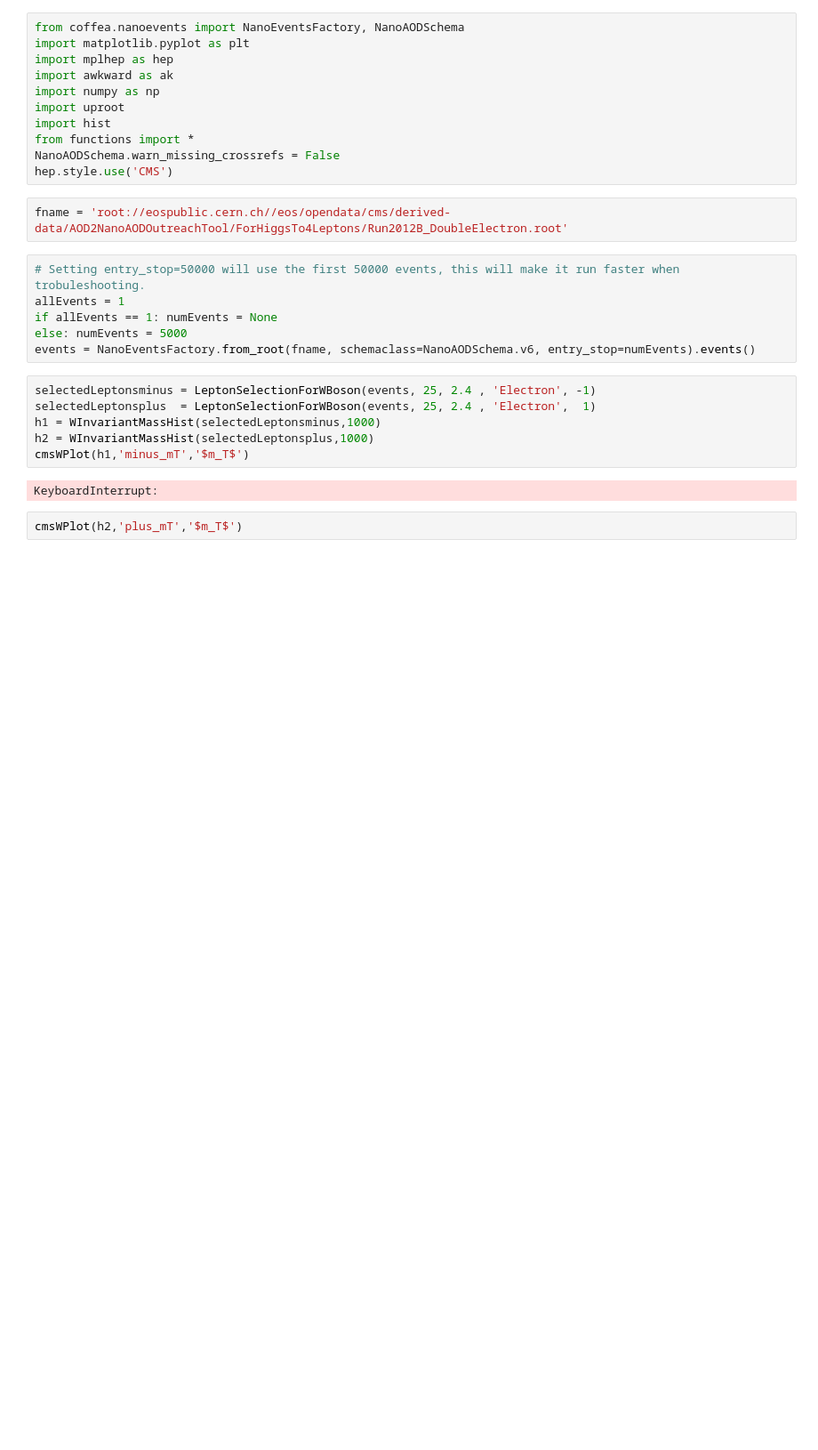
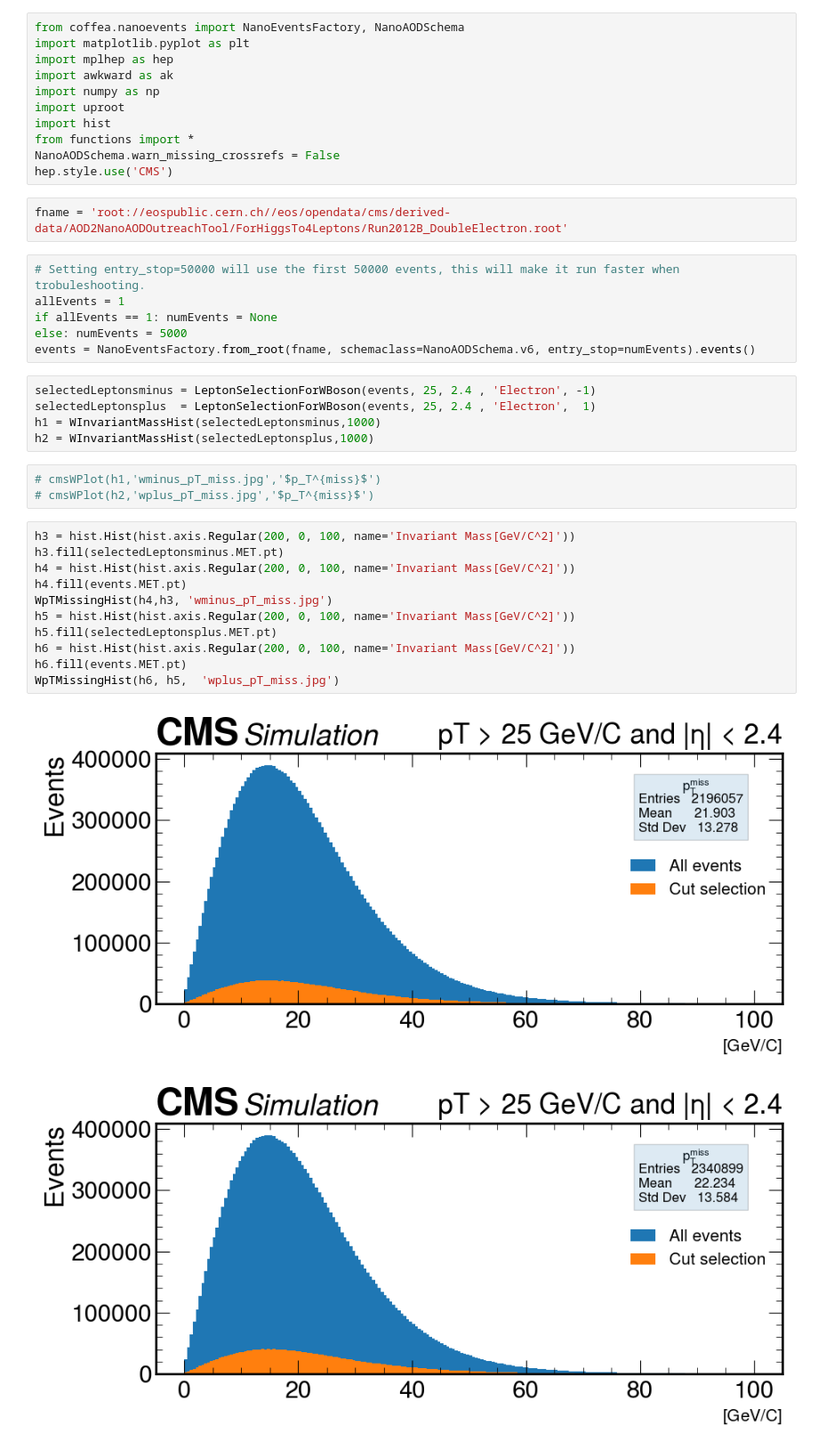
Before and after one commit to JOTELLECHEA/CoffeaCasa-HEP-Analysis, a Jupyter notebook: Analysis/WBosonInvariantMass.ipynb, the cells around one changed output. Shown: that part at 89% size. Drawn from its saved outputs; the diff is of its cells as text; blank space fills up the shorter version.

```diff
--- a/Analysis/WBosonInvariantMass.ipynb
+++ b/Analysis/WBosonInvariantMass.ipynb
@@ -22,8 +22,20 @@ selectedLeptonsminus = LeptonSelectionForWBoson(events, 25, 2.4 , 'Electron', -1
 selectedLeptonsplus  = LeptonSelectionForWBoson(events, 25, 2.4 , 'Electron',  1)
 h1 = WInvariantMassHist(selectedLeptonsminus,1000)
 h2 = WInvariantMassHist(selectedLeptonsplus,1000)
-cmsWPlot(h1,'minus_mT','$m_T$')
-# %% [output]
-KeyboardInterrupt:
 # %%
-cmsWPlot(h2,'plus_mT','$m_T$')
+# cmsWPlot(h1,'wminus_pT_miss.jpg','$p_T^{miss}$')
+# cmsWPlot(h2,'wplus_pT_miss.jpg','$p_T^{miss}$')
+# %%
+h3 = hist.Hist(hist.axis.Regular(200, 0, 100, name='Invariant Mass[GeV/C^2]'))
+h3.fill(selectedLeptonsminus.MET.pt)
+h4 = hist.Hist(hist.axis.Regular(200, 0, 100, name='Invariant Mass[GeV/C^2]'))
+h4.fill(events.MET.pt)
+WpTMissingHist(h4,h3, 'wminus_pT_miss.jpg')
+h5 = hist.Hist(hist.axis.Regular(200, 0, 100, name='Invariant Mass[GeV/C^2]'))
+h5.fill(selectedLeptonsplus.MET.pt)
+h6 = hist.Hist(hist.axis.Regular(200, 0, 100, name='Invariant Mass[GeV/C^2]'))
+h6.fill(events.MET.pt)
+WpTMissingHist(h6, h5,  'wplus_pT_miss.jpg')
+# %% [output]
+[figure, added]
+[figure, added]
```
Also changed, not shown: 3 other files.
